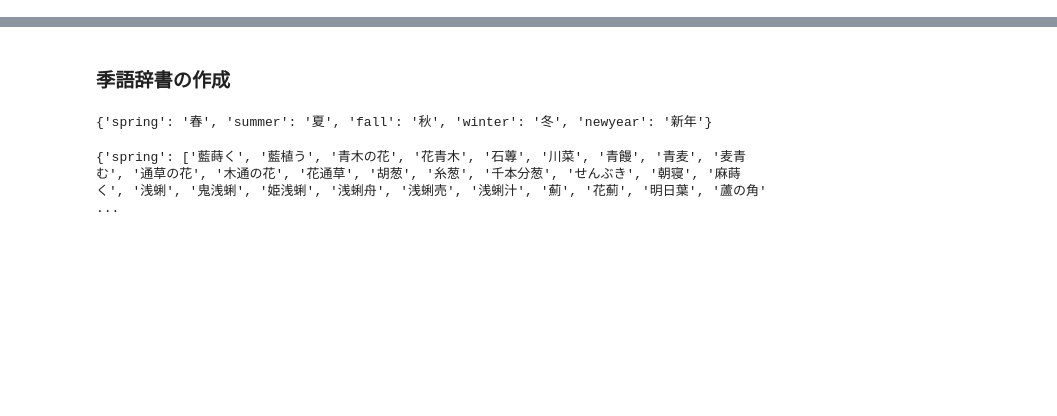
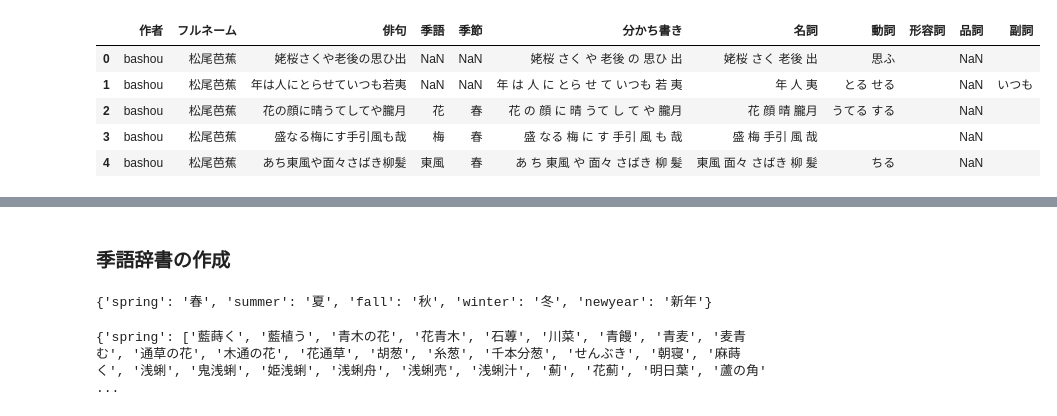
Before and after one commit to JunNishimura/Haiku_Research, a Jupyter notebook: Basyo/scripts/data_cleaning.ipynb, the cells around one changed output, grey strips where cells are left out. Cells and saved outputs as stored; diff of their text form; code cells hidden in the pictures; blank space fills up the shorter version.

Commit message:
create part of speeches dataframe

```diff
--- a/Basyo/scripts/data_cleaning.ipynb
+++ b/Basyo/scripts/data_cleaning.ipynb
@@ -0,0 +10,5 @@
+# %%
+with open ('../../data/pickles/haiku_df.pickle', 'rb') as f:
+    haiku_df = pd.read_pickle(f)
+
+haiku_df.head()
@@ -0,0 +22,14 @@
+# %%
+pos_list = ['動詞', '形容詞', '副詞']
+
+for pos in pos_list:
+    l_t2p = lambda x: txt2postxt(x, pos, isOriginal=True)
+    haiku_df[pos] = haiku_df['俳句'].apply(l_t2p)
+haiku_df.head()
+# %% [output]
+|  | 作者 | フルネーム | 俳句 | 季語 | 季節 | 分かち書き | 名詞 | 動詞 | 形容詞 | 品詞 | 副詞 |
+| 0 | bashou | 松尾芭蕉 | 姥桜さくや老後の思ひ出 | NaN | NaN | 姥桜 さく や 老後 の 思ひ 出 | 姥桜 さく 老後 出 | 思ふ |  | NaN |  |
+| 1 | bashou | 松尾芭蕉 | 年は人にとらせていつも若夷 | NaN | NaN | 年 は 人 に とら せ て いつも 若 夷 | 年 人 夷 | とる せる |  | NaN | いつも |
+| 2 | bashou | 松尾芭蕉 | 花の顔に晴うてしてや朧月 | 花 | 春 | 花 の 顔 に 晴 うて し て や 朧月 | 花 顔 晴 朧月 | うてる する |  | NaN |  |
+| 3 | bashou | 松尾芭蕉 | 盛なる梅にす手引風も哉 | 梅 | 春 | 盛 なる 梅 に す 手引 風 も 哉 | 盛 梅 手引 風 哉 |  |  | NaN |  |
+| 4 | bashou | 松尾芭蕉 | あち東風や面々さばき柳髪 | 東風 | 春 | あ ち 東風 や 面々 さばき 柳 髪 | 東風 面々 さばき 柳 髪 | ちる |  | NaN |  |
```
Also changed, not shown: parts of 21 cells of this notebook.
